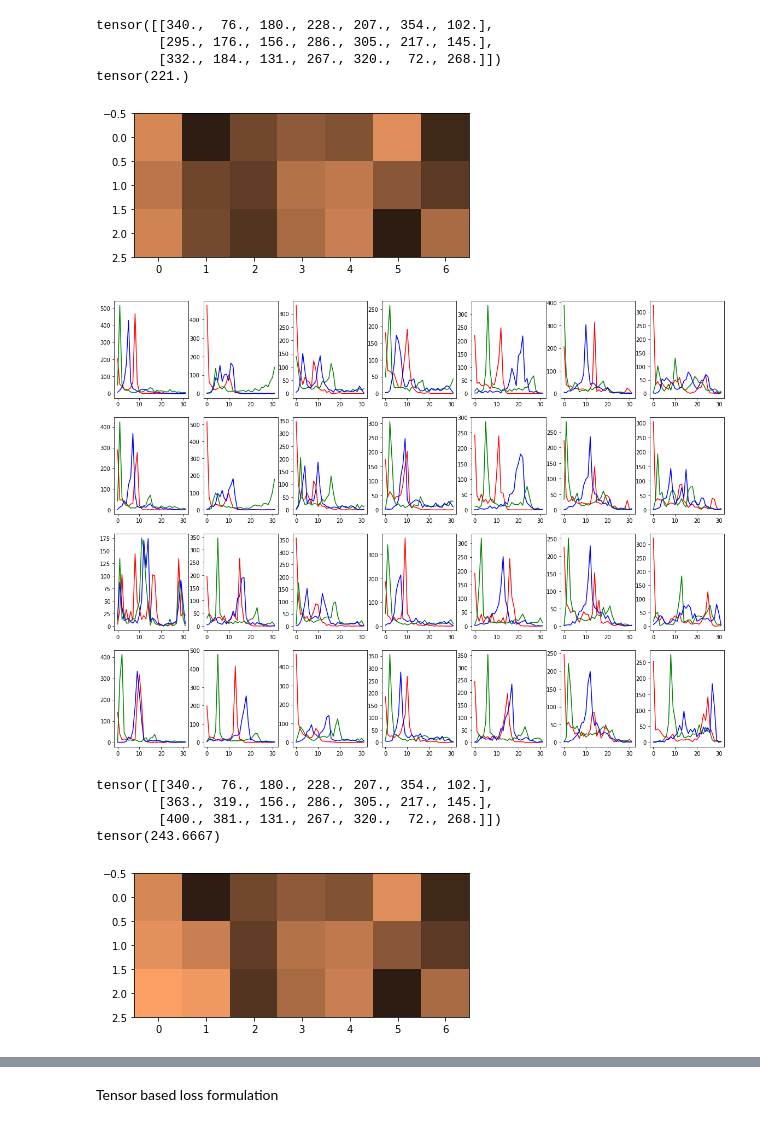
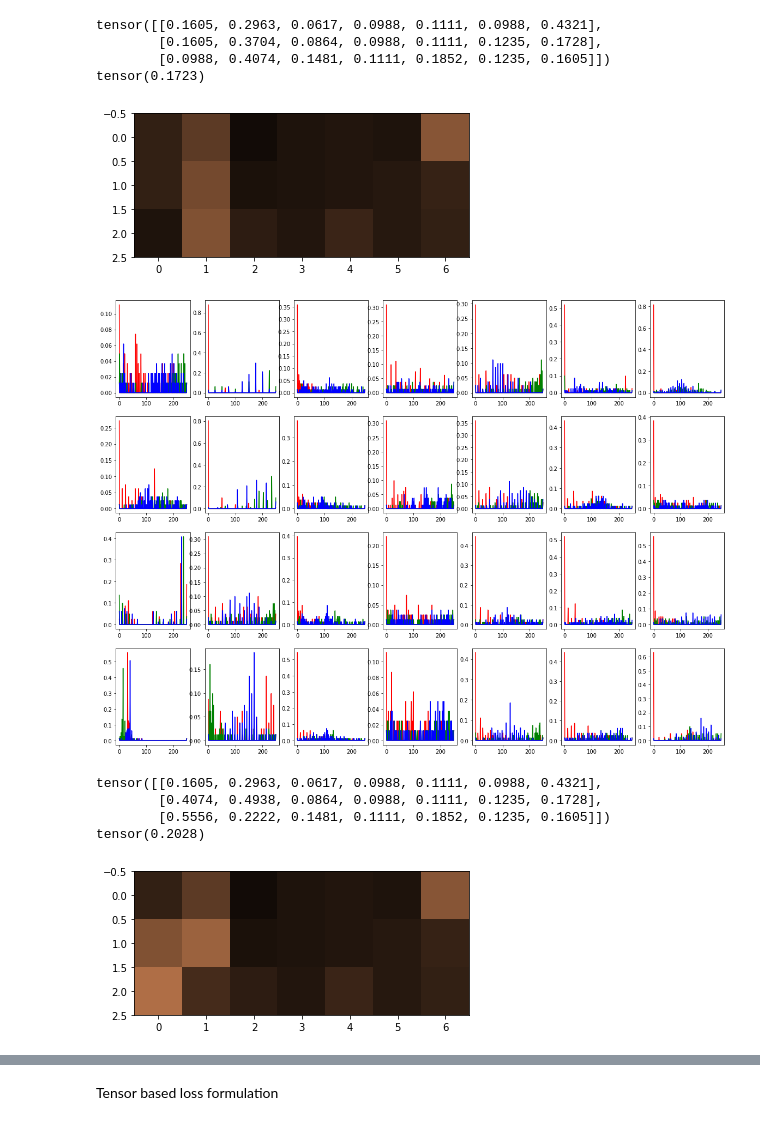
Before and after one commit to YFrisch/vssil, a Jupyter notebook: notebooks/PatchColorHistograms.ipynb, the cells around one changed output, grey strips where cells are left out. Saved outputs shown, nothing was run; the diff lists cells and outputs as text; code cells hidden in the pictures.

```diff
--- a/notebooks/PatchColorHistograms.ipynb
+++ b/notebooks/PatchColorHistograms.ipynb
@@ -50,7 +55,7 @@ _, _, K, D = perfect_kpt_coordinates.shape
 
 perfect_kpt_patches = get_image_patches(image_sequence=img_tensor[0:1, ...],
                                         kpt_sequence=perfect_kpt_coordinates[0:1, ...],
-                                        patch_size=(32, 32)).repeat((N, 1, 1, 1, 1, 1))
+                                        patch_size=patch_size).repeat((N, 1, 1, 1, 1, 1))
 
 N, T, K, C, Hp, Wp  = perfect_kpt_patches.shape
 # %%
@@ -62,6 +67,9 @@ for n in range(N):
         for k in range(K):
             for c in range(C):
                 perfect_hists[n, t, k, c] = torch.histc(perfect_kpt_patches[n, t, k, c], bins=n_bins)
+                # Normalizing hists to probabilities
+                # (Each count devided by total number of counts)
+                perfect_hists[n, t, k, c] /= torch.sum(perfect_hists[n, t, k, c])
 
 fig, ax = plt.subplots(T, K, figsize=(20, 15))
 for t in range(T):
@@ -78,27 +86,27 @@ dkl = KLDivLoss(reduction='batchmean')
 
 for k in range(K):
     for t in range(T-1):
-        #perfect_dist[k, t] = dkl(perfect_hists[0, t:t+1, k, :], perfect_hists[0, t+1:t+2, k, :])
+        # perfect_dist[k, t] = dkl(perfect_hists[0, t:t+1, k, :], perfect_hists[0, t+1:t+2, k, :])
         perfect_dist[k, t] = torch.norm(perfect_hists[0, t:t+1, k, :] - perfect_hists[0, t+1:t+2, k, :], p=hist_norm_p)
 
 print(perfect_dist.T)
 
-plt.imshow(perfect_dist.T.cpu().numpy(), cmap='copper', vmin=0, vmax=v_max)
+plt.imshow(perfect_dist.T.cpu().numpy(), cmap='copper', vmin=v_min, vmax=v_max)
 
 print(perfect_dist.mean())
 # %% [output]
-tensor([[340.,  76., 180., 228., 207., 354., 102.],
-        [295., 176., 156., 286., 305., 217., 145.],
-        [332., 184., 131., 267., 320.,  72., 268.]])
-tensor(221.)
+tensor([[0.1605, 0.2963, 0.0617, 0.0988, 0.1111, 0.0988, 0.4321],
+        [0.1605, 0.3704, 0.0864, 0.0988, 0.1111, 0.1235, 0.1728],
+        [0.0988, 0.4074, 0.1481, 0.1111, 0.1852, 0.1235, 0.1605]])
+tensor(0.1723)
-[figure, old version]
+[figure, new version]
 # %%
 bad_kpt_coordinates = get_bad_keypoints(T=sample_size).unsqueeze(0)
 bad_kpt_coordinates = bad_kpt_coordinates.repeat((batch_size, 1, 1, 1))
 
 bad_kpt_patches = get_image_patches(image_sequence=img_tensor[0:1, ...],
                                         kpt_sequence=bad_kpt_coordinates[0:1, ...],
-                                        patch_size=(32, 32)).repeat((N, 1, 1, 1, 1, 1))
+                                        patch_size=patch_size).repeat((N, 1, 1, 1, 1, 1))
 # %%
 bad_hists = torch.empty((N, T, K, C, n_bins))
 for n in range(N):
@@ -106,6 +114,7 @@ for n in range(N):
         for k in range(K):
             for c in range(C):
                 bad_hists[n, t, k, c] = torch.histc(bad_kpt_patches[n, t, k, c], bins=n_bins)
+                bad_hists[n, t, k, c] /= torch.sum(bad_hists[n, t, k, c])
 
 fig, ax = plt.subplots(T, K, figsize=(20, 15))
 for t in range(T):
@@ -114,28 +123,28 @@ for t in range(T):
         ax[t][k].plot(np.arange(0, n_bins), bad_hists[0, t, k, 1], color='green')
         ax[t][k].plot(np.arange(0, n_bins), bad_hists[0, t, k, 2], color='blue')
 # %% [output]
-[figure, old version]
+[figure, new version]
 # %%
 bad_dist = torch.empty((K, T-1))
 
 dkl = KLDivLoss(reduction='batchmean')
 
 for k in range(K):
     for t in range(T-1):
-        #bad_dist[k, t] = dkl(bad_hists[0, t:t+1, k, :], bad_hists[0, t+1:t+2, k, :])
+        # bad_dist[k, t] = dkl(bad_hists[0, t:t+1, k, :], bad_hists[0, t+1:t+2, k, :])
         bad_dist[k, t] = torch.norm(bad_hists[0, t:t+1, k, :] - bad_hists[0, t+1:t+2, k, :], p=hist_norm_p)
 
 print(bad_dist.T)
 
-plt.imshow(bad_dist.T.cpu().numpy(), cmap='copper', vmin=0, vmax=v_max)
+plt.imshow(bad_dist.T.cpu().numpy(), cmap='copper', vmin=v_min, vmax=v_max)
 
 print(bad_dist.mean())
 # %% [output]
-tensor([[340.,  76., 180., 228., 207., 354., 102.],
-        [363., 319., 156., 286., 305., 217., 145.],
-        [400., 381., 131., 267., 320.,  72., 268.]])
-tensor(243.6667)
+tensor([[0.1605, 0.2963, 0.0617, 0.0988, 0.1111, 0.0988, 0.4321],
+        [0.4074, 0.4938, 0.0864, 0.0988, 0.1111, 0.1235, 0.1728],
+        [0.5556, 0.2222, 0.1481, 0.1111, 0.1852, 0.1235, 0.1605]])
+tensor(0.2028)
-[figure, old version]
+[figure, new version]
 # %%
 random_kpt_coordinates = get_random_keypoints(T=sample_size).unsqueeze(0)
 random_kpt_coordinates = random_kpt_coordinates.repeat((batch_size, 1, 1, 1))
```
Also changed, not shown: parts of 9 cells of this notebook, 4 other files.
